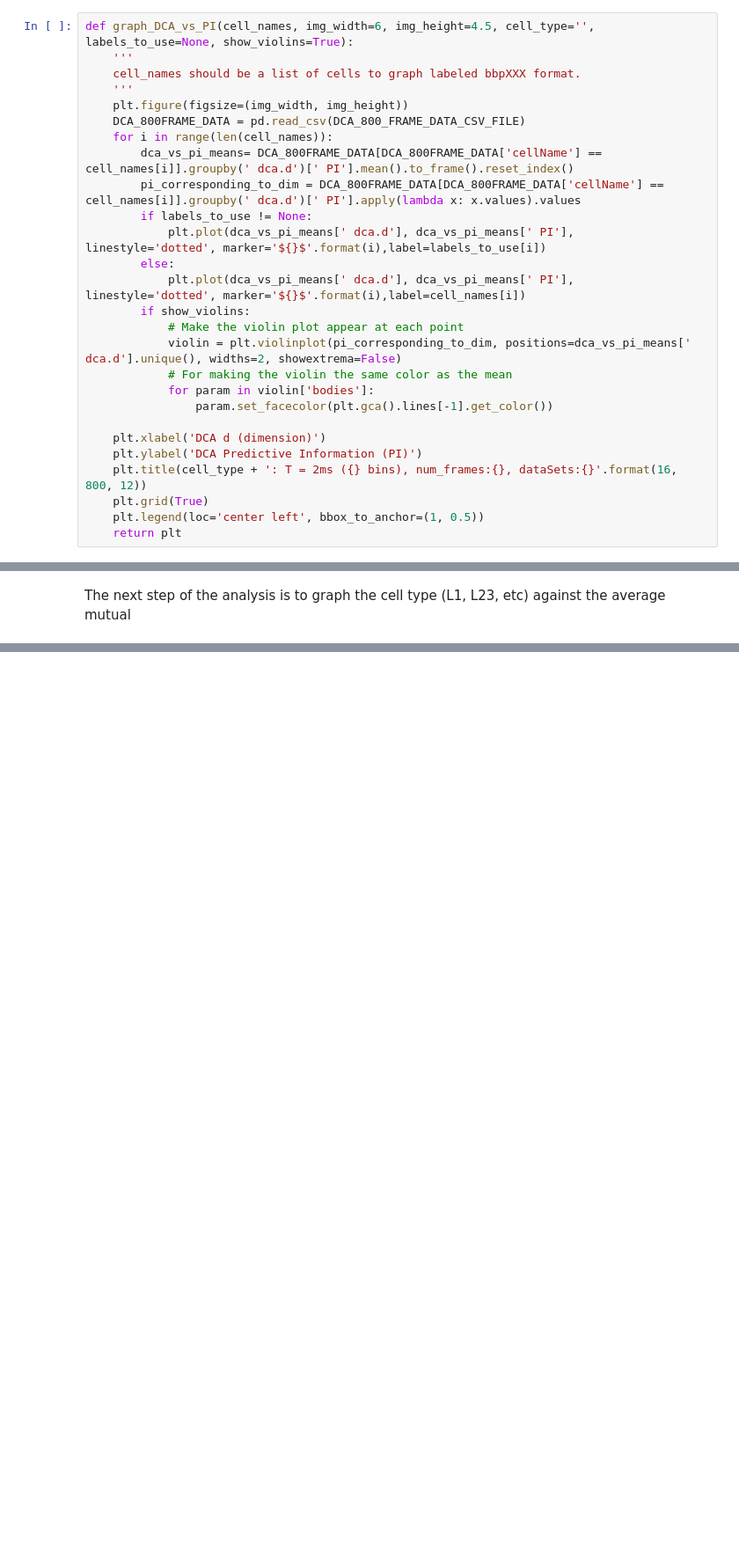
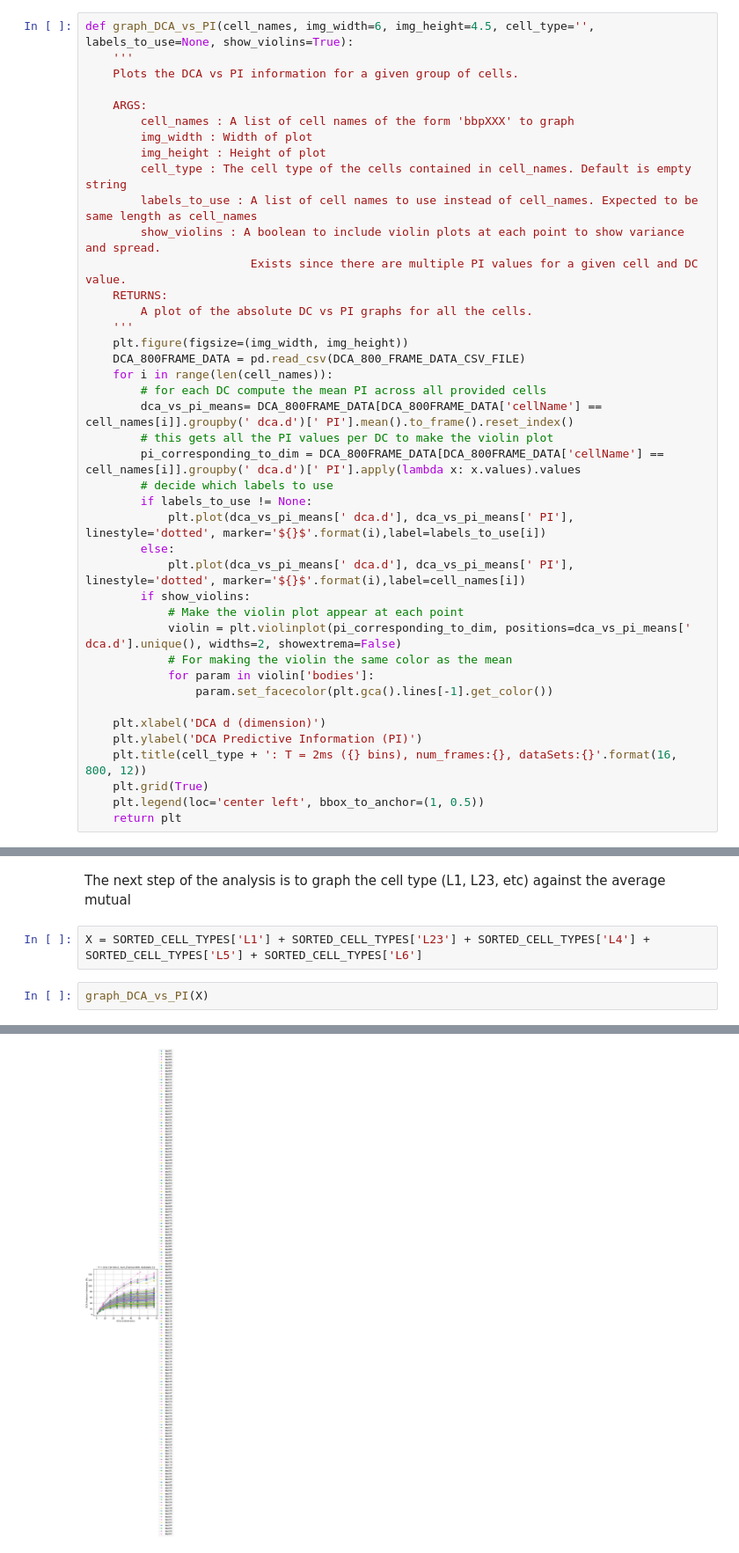
Before and after one commit to sushanthkumar2004/single-neuron-complexity, a Jupyter notebook: DCA_Graphs_and_Analysis.ipynb, the cells around one changed output, grey strips where cells are left out. Shown at 88% size. Cells and saved outputs as stored; diff of their text form; blank space fills up the shorter version.

```diff
--- a/DCA_Graphs_and_Analysis.ipynb
+++ b/DCA_Graphs_and_Analysis.ipynb
@@ -72,13 +85,27 @@ The amount of predictive information gained by using a given number of dynamical
 # %%
 def graph_DCA_vs_PI(cell_names, img_width=6, img_height=4.5, cell_type='', labels_to_use=None, show_violins=True):
     '''
-    cell_names should be a list of cells to graph labeled bbpXXX format.
+    Plots the DCA vs PI information for a given group of cells.
+
+    ARGS:
+        cell_names : A list of cell names of the form 'bbpXXX' to graph
+        img_width : Width of plot
+        img_height : Height of plot
+        cell_type : The cell type of the cells contained in cell_names. Default is empty string
+        labels_to_use : A list of cell names to use instead of cell_names. Expected to be same length as cell_names
+        show_violins : A boolean to include violin plots at each point to show variance and spread.
+                        Exists since there are multiple PI values for a given cell and DC value.
+    RETURNS:
+        A plot of the absolute DC vs PI graphs for all the cells.
     '''
     plt.figure(figsize=(img_width, img_height))
     DCA_800FRAME_DATA = pd.read_csv(DCA_800_FRAME_DATA_CSV_FILE)
     for i in range(len(cell_names)):
+        # for each DC compute the mean PI across all provided cells
         dca_vs_pi_means= DCA_800FRAME_DATA[DCA_800FRAME_DATA['cellName'] == cell_names[i]].groupby(' dca.d')[' PI'].mean().to_frame().reset_index()
+        # this gets all the PI values per DC to make the violin plot
         pi_corresponding_to_dim = DCA_800FRAME_DATA[DCA_800FRAME_DATA['cellName'] == cell_names[i]].groupby(' dca.d')[' PI'].apply(lambda x: x.values).values
+        # decide which labels to use
         if labels_to_use != None:
             plt.plot(dca_vs_pi_means[' dca.d'], dca_vs_pi_means[' PI'], linestyle='dotted', marker='${}$'.format(i),label=labels_to_use[i])
         else:
@@ -871,2 +928,7 @@ print(line_of_best_fit('L6'))
 # %% [markdown]
 The next step of the analysis is to graph the cell type (L1, L23, etc) against the average mutual
+# %%
+X = SORTED_CELL_TYPES['L1'] + SORTED_CELL_TYPES['L23'] + SORTED_CELL_TYPES['L4'] + SORTED_CELL_TYPES['L5'] + SORTED_CELL_TYPES['L6']
+# %%
+graph_DCA_vs_PI(X)
+# %% [output]
@@ -872,0 +936 @@ The next step of the analysis is to graph the cell type (L1, L23, etc) against t
+[figure, added]
```
Also changed, not shown: parts of 25 cells of this notebook, 1 other file.
